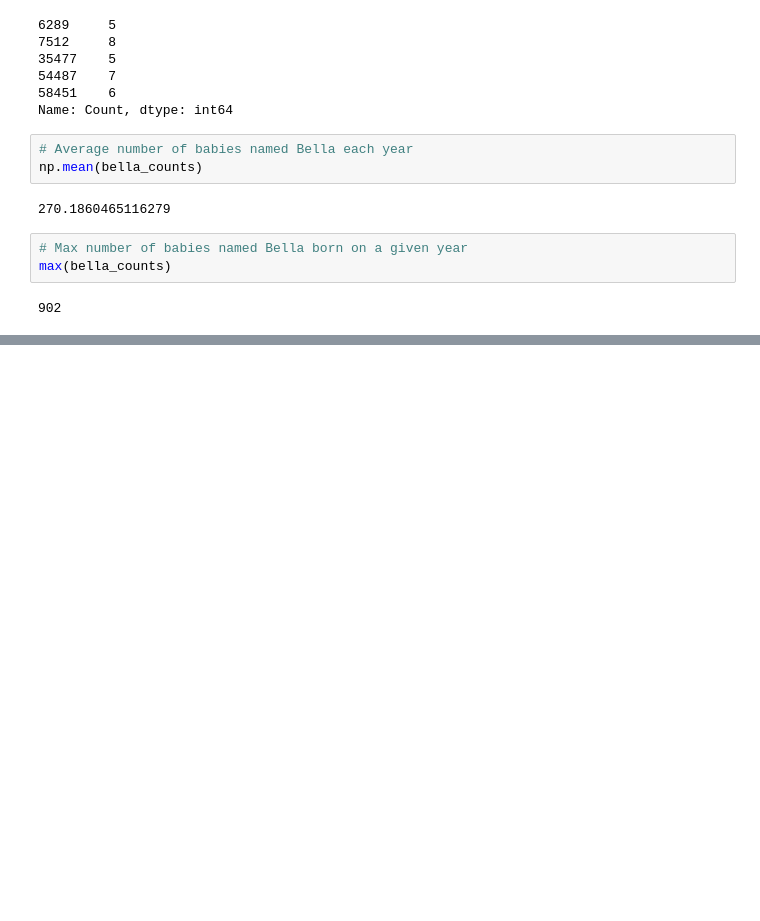
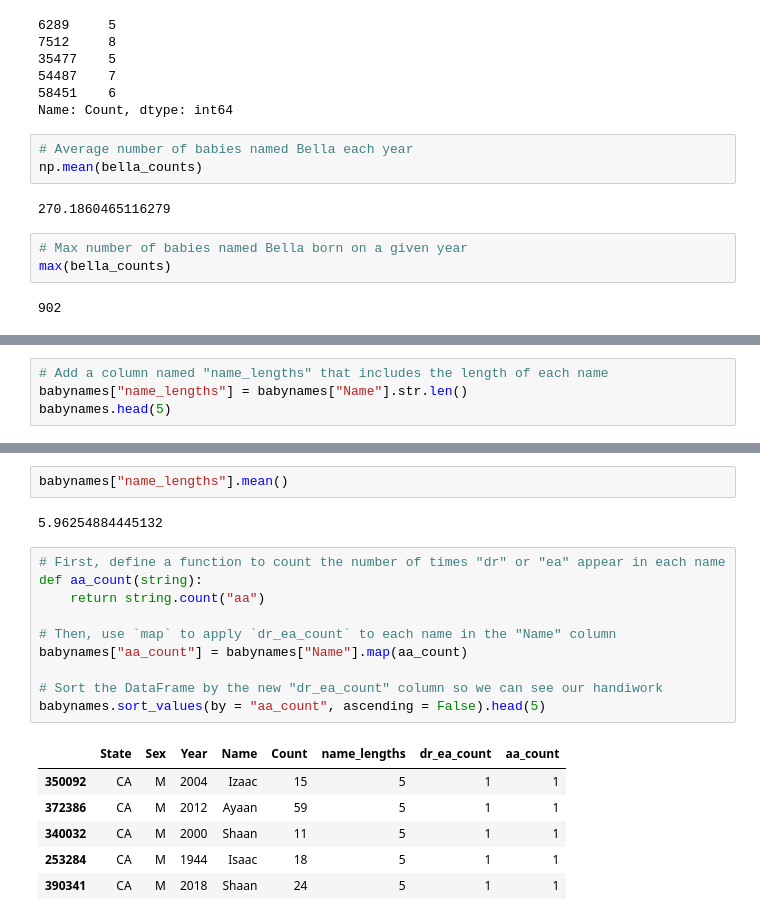
Before and after one commit to jordanarlan/UC-Berkeley-DS100, a Jupyter notebook: Week 2/Pandas II Notes.ipynb, the cells around one changed output, grey strips where cells are left out. Cells and saved outputs as stored; diff of their text form; blank space fills up the shorter version.

```diff
--- a/Week 2/Pandas II Notes.ipynb
+++ b/Week 2/Pandas II Notes.ipynb
@@ -137,0 +228,4 @@ max(bella_counts)
+# %%
+# Add a column named "name_lengths" that includes the length of each name
+babynames["name_lengths"] = babynames["Name"].str.len()
+babynames.head(5)
@@ -137,0 +239,21 @@ max(bella_counts)
+# %%
+babynames["name_lengths"].mean()
+# %% [output]
+5.96254884445132
+# %%
+# First, define a function to count the number of times "dr" or "ea" appear in each name
+def aa_count(string):
+    return string.count("aa")
+
+# Then, use `map` to apply `dr_ea_count` to each name in the "Name" column
+babynames["aa_count"] = babynames["Name"].map(aa_count)
+
+# Sort the DataFrame by the new "dr_ea_count" column so we can see our handiwork
+babynames.sort_values(by = "aa_count", ascending = False).head(5)
+# %% [output]
+|  | State | Sex | Year | Name | Count | name_lengths | dr_ea_count | aa_count |
+| 350092 | CA | M | 2004 | Izaac | 15 | 5 | 1 | 1 |
+| 372386 | CA | M | 2012 | Ayaan | 59 | 5 | 1 | 1 |
+| 340032 | CA | M | 2000 | Shaan | 11 | 5 | 1 | 1 |
+| 253284 | CA | M | 1944 | Isaac | 18 | 5 | 1 | 1 |
+| 390341 | CA | M | 2018 | Shaan | 24 | 5 | 1 | 1 |
```
Also changed, not shown: parts of 16 cells of this notebook.
